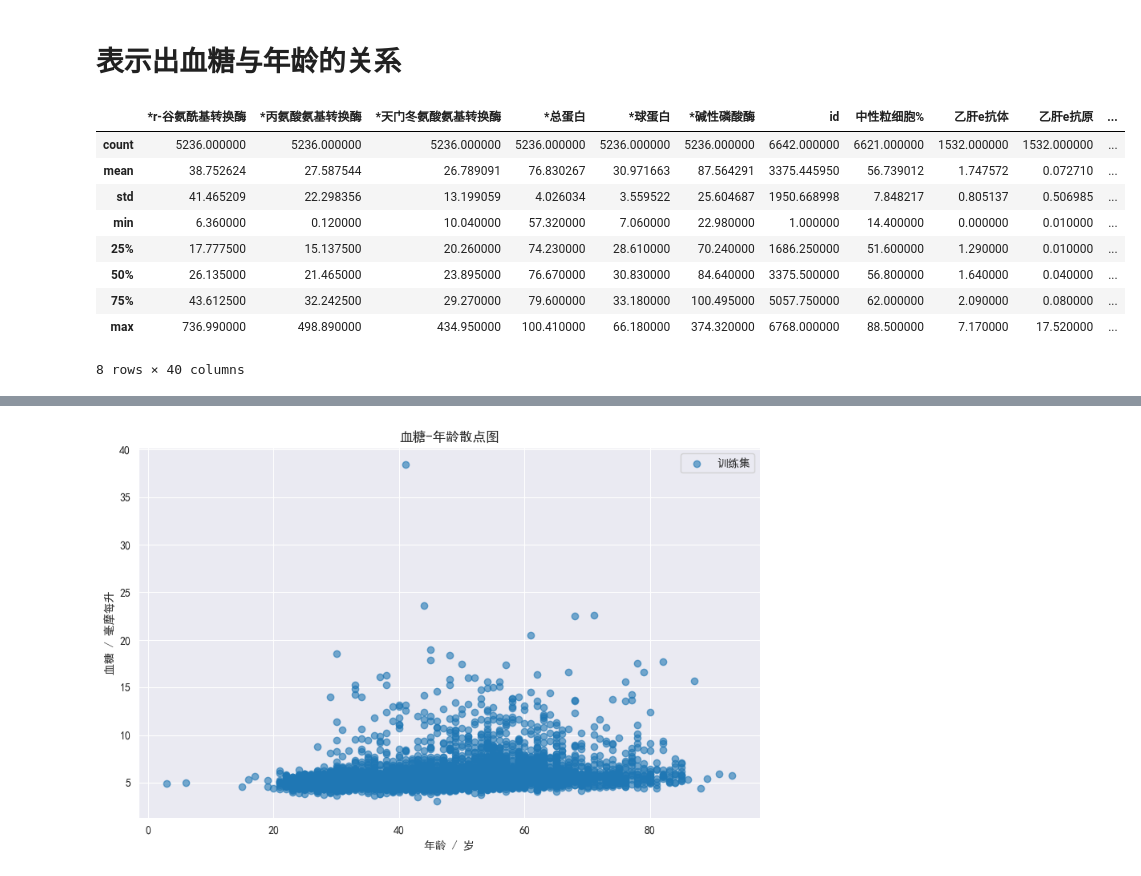
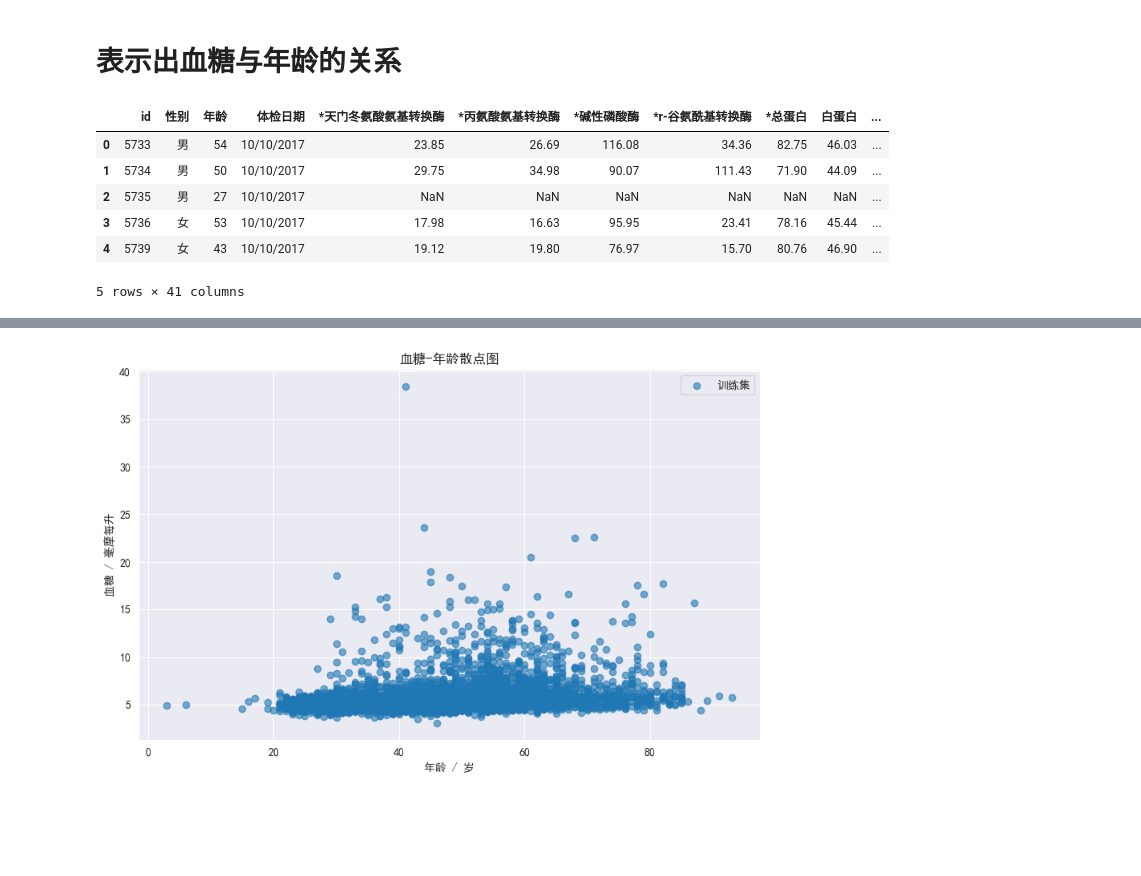
Before and after one commit to TennousuAthena/plasma_glucose_analyse, a Jupyter notebook: analyse.ipynb, the cells around one changed output, grey strips where cells are left out. Cells and saved outputs as stored; diff of their text form; code cells hidden in the pictures; blank space fills up the shorter version.

```diff
--- a/analyse.ipynb
+++ b/analyse.ipynb
@@ -34,21 +34,19 @@ PPT讲解 10分钟   严格控制时间。 PPT文档及word说明文档10月19
 # %%
 import pandas as pd
 import matplotlib.pyplot as plt
 
 # 数据读取
 dataTest = pd.read_csv("bloodsugar_test.csv" , encoding='gbk')
 dataTrain = pd.read_csv("bloodsugar_train.csv" , encoding='gbk')
 
 dataTrain.describe()
+dataTest.head()
 # %% [output]
-|  | *r-谷氨酰基转换酶 | *丙氨酸氨基转换酶 | *天门冬氨酸氨基转换酶 | *总蛋白 | *球蛋白 | *碱性磷酸酶 | id | 中性粒细胞% | 乙肝e抗体 | 乙肝e抗原 | ... |
-| count | 5236.000000 | 5236.000000 | 5236.000000 | 5236.000000 | 5236.000000 | 5236.000000 | 6642.000000 | 6621.000000 | 1532.000000 | 1532.000000 | ... |
-| mean | 38.752624 | 27.587544 | 26.789091 | 76.830267 | 30.971663 | 87.564291 | 3375.445950 | 56.739012 | 1.747572 | 0.072710 | ... |
-| std | 41.465209 | 22.298356 | 13.199059 | 4.026034 | 3.559522 | 25.604687 | 1950.668998 | 7.848217 | 0.805137 | 0.506985 | ... |
-| min | 6.360000 | 0.120000 | 10.040000 | 57.320000 | 7.060000 | 22.980000 | 1.000000 | 14.400000 | 0.000000 | 0.010000 | ... |
-| 25% | 17.777500 | 15.137500 | 20.260000 | 74.230000 | 28.610000 | 70.240000 | 1686.250000 | 51.600000 | 1.290000 | 0.010000 | ... |
-| 50% | 26.135000 | 21.465000 | 23.895000 | 76.670000 | 30.830000 | 84.640000 | 3375.500000 | 56.800000 | 1.640000 | 0.040000 | ... |
-| 75% | 43.612500 | 32.242500 | 29.270000 | 79.600000 | 33.180000 | 100.495000 | 5057.750000 | 62.000000 | 2.090000 | 0.080000 | ... |
-| max | 736.990000 | 498.890000 | 434.950000 | 100.410000 | 66.180000 | 374.320000 | 6768.000000 | 88.500000 | 7.170000 | 17.520000 | ... |
+|  | id | 性别 | 年龄 | 体检日期 | *天门冬氨酸氨基转换酶 | *丙氨酸氨基转换酶 | *碱性磷酸酶 | *r-谷氨酰基转换酶 | *总蛋白 | 白蛋白 | ... |
+| 0 | 5733 | 男 | 54 | 10/10/2017 | 23.85 | 26.69 | 116.08 | 34.36 | 82.75 | 46.03 | ... |
+| 1 | 5734 | 男 | 50 | 10/10/2017 | 29.75 | 34.98 | 90.07 | 111.43 | 71.90 | 44.09 | ... |
+| 2 | 5735 | 男 | 27 | 10/10/2017 | NaN | NaN | NaN | NaN | NaN | NaN | ... |
+| 3 | 5736 | 女 | 53 | 10/10/2017 | 17.98 | 16.63 | 95.95 | 23.41 | 78.16 | 45.44 | ... |
+| 4 | 5739 | 女 | 43 | 10/10/2017 | 19.12 | 19.80 | 76.97 | 15.70 | 80.76 | 46.90 | ... |
-8 rows × 40 columns
+5 rows × 41 columns
 # %%
```
Also changed, not shown: parts of 4 cells of this notebook.
